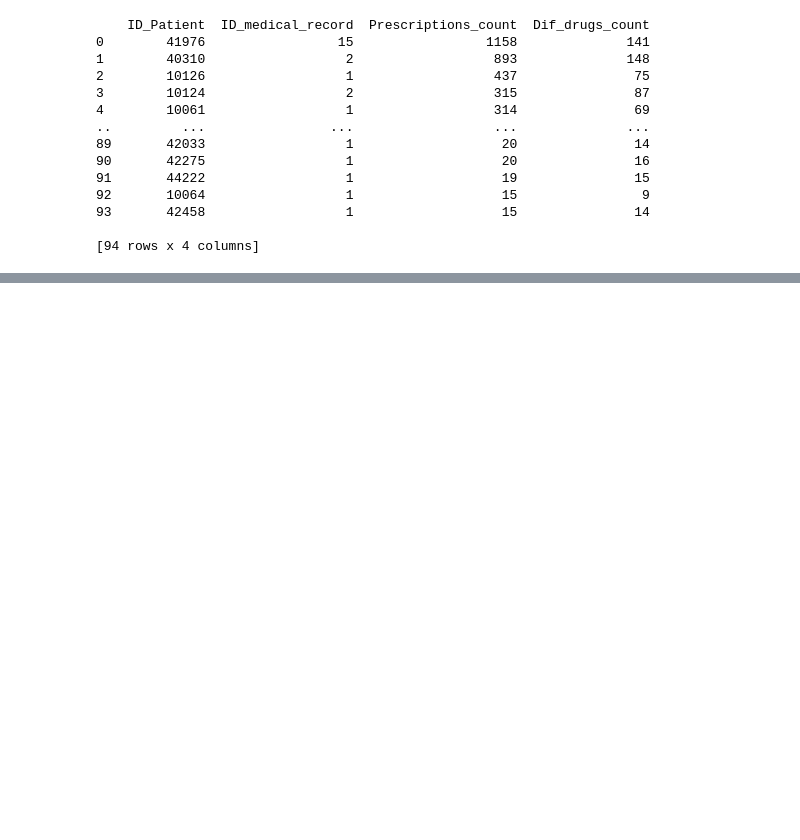
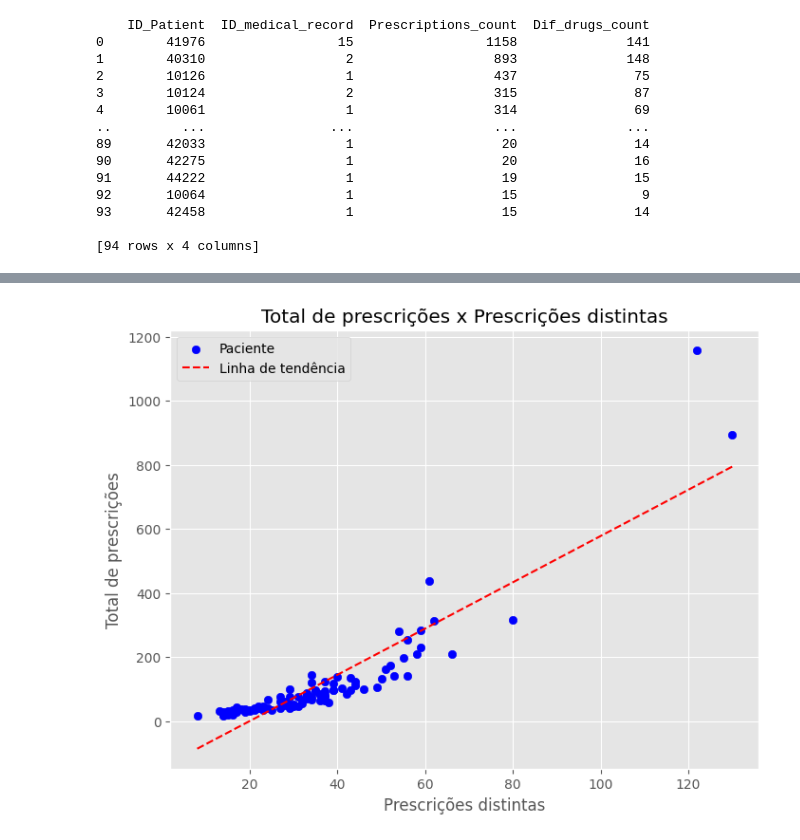
Before and after one commit to FerriVinicius/Projeto-E, a Jupyter notebook: G6_PROJETO_E.ipynb, the cells around one changed output, grey strips where cells are left out. Drawn from its saved outputs; the diff is of its cells as text; code cells hidden in the pictures; blank space fills up the shorter version.

```diff
--- a/G6_PROJETO_E.ipynb
+++ b/G6_PROJETO_E.ipynb
@@ -239,0 +276,27 @@ print(patients_info)
+# %%
+#LISTA PARA ARMAZENAMENTO DE LINHAS DO NOVO DATASET CONTENDO ENTRADAS UNICAS DE DROGAS
+patient_data = []
+
+#LOOP ATRAVÉS DO DICIONÁRIO DE PACIENTES PARA CALCULO DE DROGAS PRESCRITAS DISTINTAS
+for subject_id, admissions in patients_dict.items():
+    unique_drugs = []
+
+    for hadm_id, drugs in admissions.items():
+        for drug in drugs:
+            filtered_drug = tuple(filter(lambda x: x not in [None, ''], drug))
+            if len(filtered_drug) > 0 and not is_duplicate(filtered_drug, unique_drugs):
+                unique_drugs.append(filtered_drug)
+
+    #ADICIONA UMA LINHA A CADA PACIENTE E ADICIONA +1 A CONTAGEM DE DROGAS DISTINTAS
+    patient_data.append({'subject_id': subject_id, 'distinct_drug_count': len(unique_drugs)})
+
+#CRIA UM NOVO DATAFRAME CONTENDO PACIENTES E QUANTIDADE DE DROGAS DISTINTAS PRECRITAS
+df3 = pd.DataFrame(patient_data)
+# %%
+df2 = df2.rename(columns={'subject_id':"ID_Patient"})
+df3 = df3.rename(columns={'subject_id':"ID_Patient"})
+# %%
+dist_drugs = pd.merge(df3, patients_admission_info, on="ID_Patient").sort_values(by='distinct_drug_count', ascending=False)
+dist_drugs['alive'] = df2['deathtime'].isnull()
+dist_drugs['ICU_stay'] = df['icustay_id'].isnull()
+dist_drugs
@@ -239,0 +317,15 @@ print(patients_info)
+# %%
+#SCATTERPLOT
+plt.figure(figsize=(8, 6))
+plt.scatter(dist_drugs['distinct_drug_count'], dist_drugs['Prescriptions_count'], color='blue', label='Paciente')
+z = np.polyfit(dist_drugs['distinct_drug_count'], dist_drugs['Prescriptions_count'], 1)
+p = np.poly1d(z)
+plt.plot(dist_drugs['distinct_drug_count'], p(dist_drugs['distinct_drug_count']), "r--", label='Linha de tendência')
+plt.xlabel('Prescrições distintas')
+plt.ylabel('Total de prescrições')
+plt.title('Total de prescrições x Prescrições distintas')
+plt.legend()
+plt.grid(True)
+plt.show()
+# %% [output]
+[figure, added]
```
Also changed, not shown: parts of 20 cells of this notebook.
